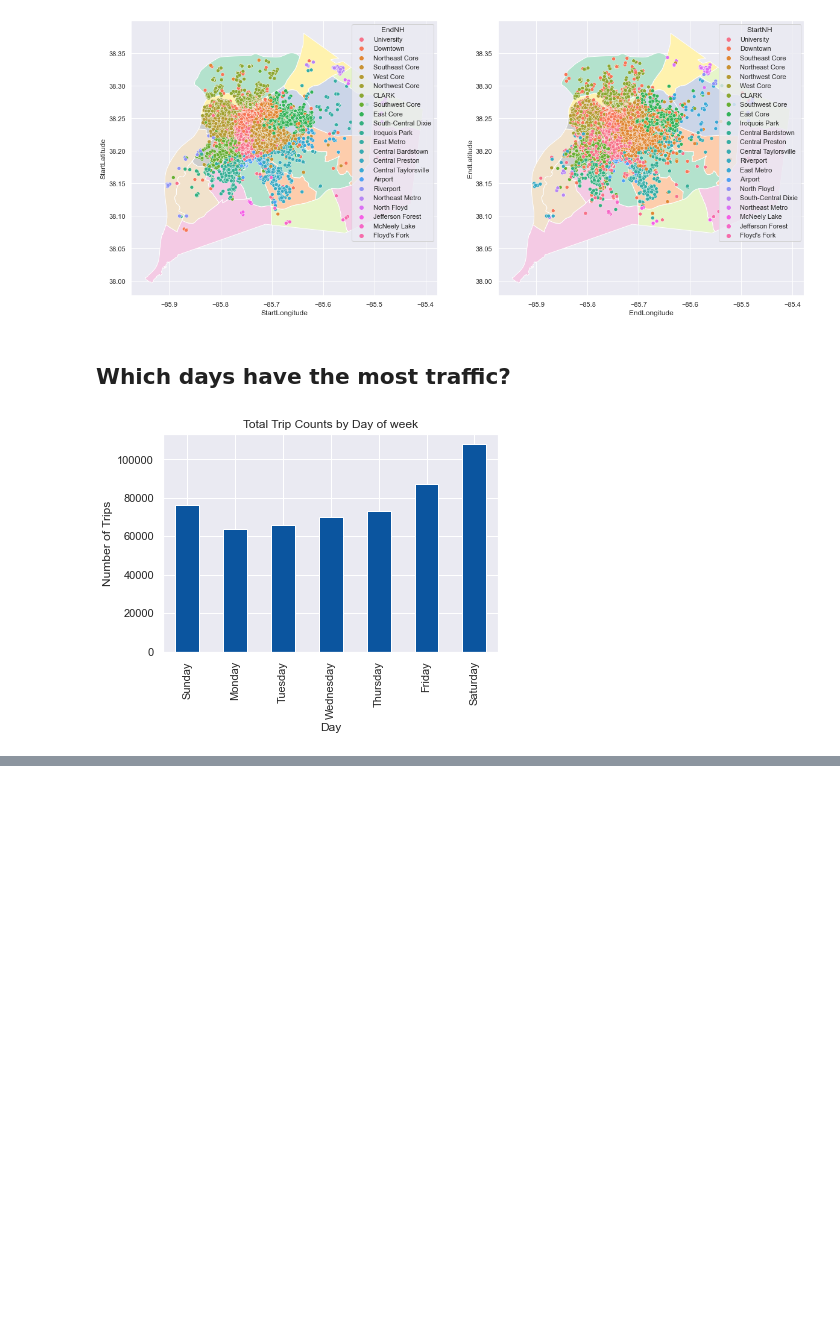
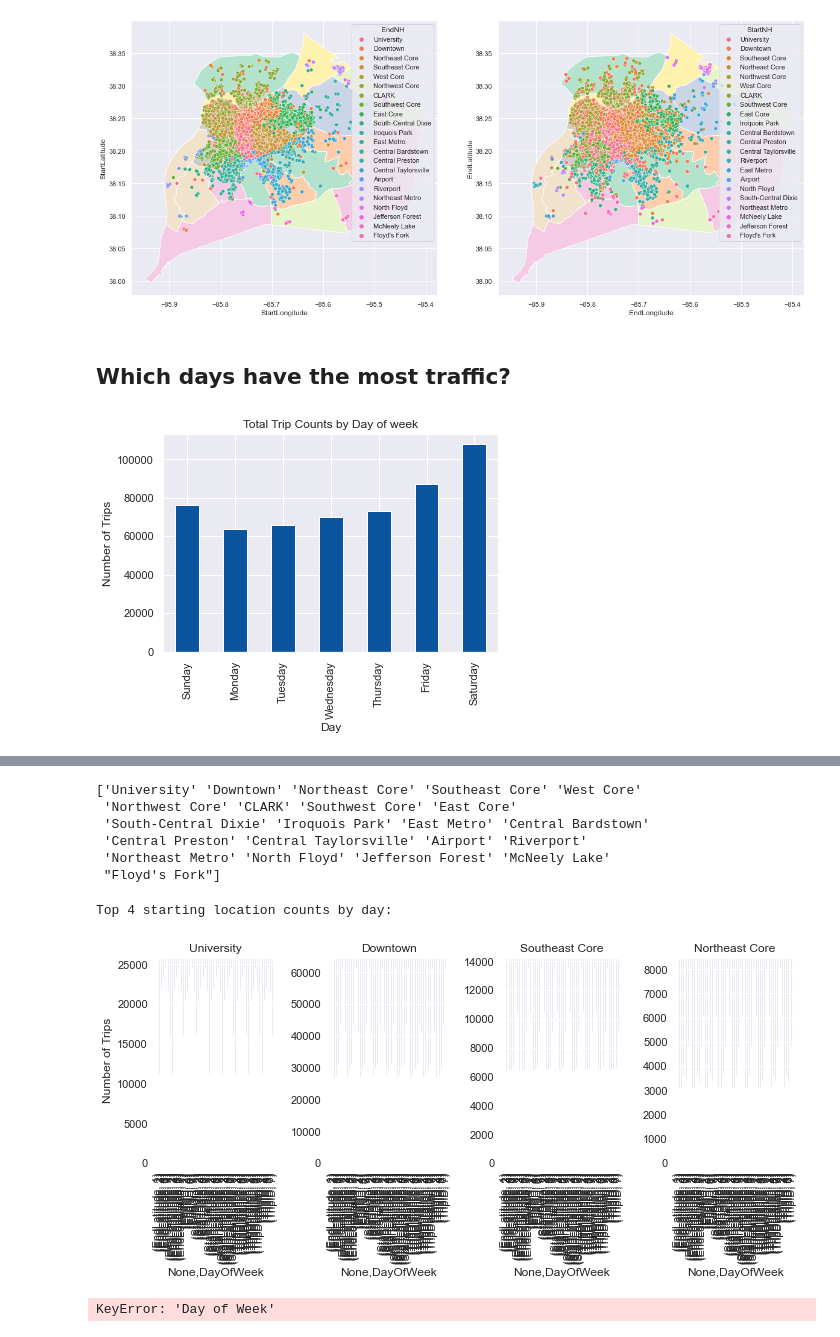
Before and after one commit to abhiram540/TripDataAnalysis-CityOfLouisville-DocklessVehicles, a Jupyter notebook: 7.6 Capstone Two Data Wrangling.ipynb, the cells around one changed output, grey strips where cells are left out. Cells and saved outputs as stored; diff of their text form; code cells hidden in the pictures; blank space fills up the shorter version.

```diff
--- a/7.6 Capstone Two Data Wrangling.ipynb
+++ b/7.6 Capstone Two Data Wrangling.ipynb
@@ -1109,0 +1125,78 @@ plt.close()
+# %%
+print(gdf['EndNH'].unique())
+# %% [output]
+['University' 'Downtown' 'Northeast Core' 'Southeast Core' 'West Core'
+ 'Northwest Core' 'CLARK' 'Southwest Core' 'East Core'
+ 'South-Central Dixie' 'Iroquois Park' 'East Metro' 'Central Bardstown'
+ 'Central Preston' 'Central Taylorsville' 'Airport' 'Riverport'
+ 'Northeast Metro' 'North Floyd' 'Jefferson Forest' 'McNeely Lake'
+ "Floyd's Fork"]
+# %%
+# Count start location by day:
+weekday_start = gdf.groupby(by=['DayOfWeek', 'StartNH']).count()
+
+# Because the NAs are removed, the count value will be consistent throughout.  So arbitrarily use the Device ID column.
+weekday_start_pivot = pd.pivot_table(weekday_start, index='StartNH', columns='DayOfWeek')
+
+# Create plots to compare the top 4 starting locations
+print('Top 4 starting location counts by day:')
+plt.figure(figsize=[10, 5])
+
+# Plot separately because the intent is to compare day to day and trends, not absolute ridership between tracts
+plt.subplot(1,4,1)
+weekday_start_pivot.loc['University'].plot(kind='bar')
+plt.title('University')
+plt.ylabel('Number of Trips')
+
+plt.subplot(1,4,2)
+weekday_start_pivot.loc['Downtown'].plot(kind='bar')
+plt.title('Downtown')
+
+plt.subplot(1,4,3)
+weekday_start_pivot.loc['Southeast Core'].plot(kind='bar')
+plt.title('Southeast Core')
+
+plt.subplot(1,4,4)
+weekday_start_pivot.loc['Northeast Core'].plot(kind='bar')
+plt.title('Northeast Core')
+
+plt.tight_layout()
+plt.show()
+plt.close()
+
+# Now do the same for ending locations:
+# Count end location by day:
+weekday_end = gdf.groupby(by=['DayOfWeek', 'EndNH']).count()
+
+# Because the NAs are removed, the count value will be consistent throughout each column.  So arbitrarily use the Device ID column.
+weekday_end_pivot = pd.pivot_table(weekday_end, index='EndNH', columns='Day of Week')
+
+# Create plots to compare the top 4 ending locations
+print('Top 4 ending location counts by day:')
+plt.figure(figsize=[10, 5])
+
+# Plot separately because the intent is to compare day to day and trends, not absolute ridership between tracts
+plt.subplot(1,4,1)
+weekday_end_pivot.loc['University'].plot(kind='bar')
+plt.title('University')
+plt.ylabel('Number of Trips')
+
+plt.subplot(1,4,2)
+weekday_end_pivot.loc['Downtown'].plot(kind='bar')
+plt.title('Downtown')
+
+plt.subplot(1,4,3)
+weekday_end_pivot.loc['Northeast Core'].plot(kind='bar')
+plt.title('Northeast Core')
+
+plt.subplot(1,4,4)
+weekday_end_pivot.loc['Southeast Core'].plot(kind='bar')
+plt.title('Southeast Core')
+
+plt.tight_layout()
+plt.show()
+plt.close()
+# %% [output]
+Top 4 starting location counts by day:
+[figure, added]
+KeyError: 'Day of Week'
```
Also changed, not shown: parts of 10 cells of this notebook.
